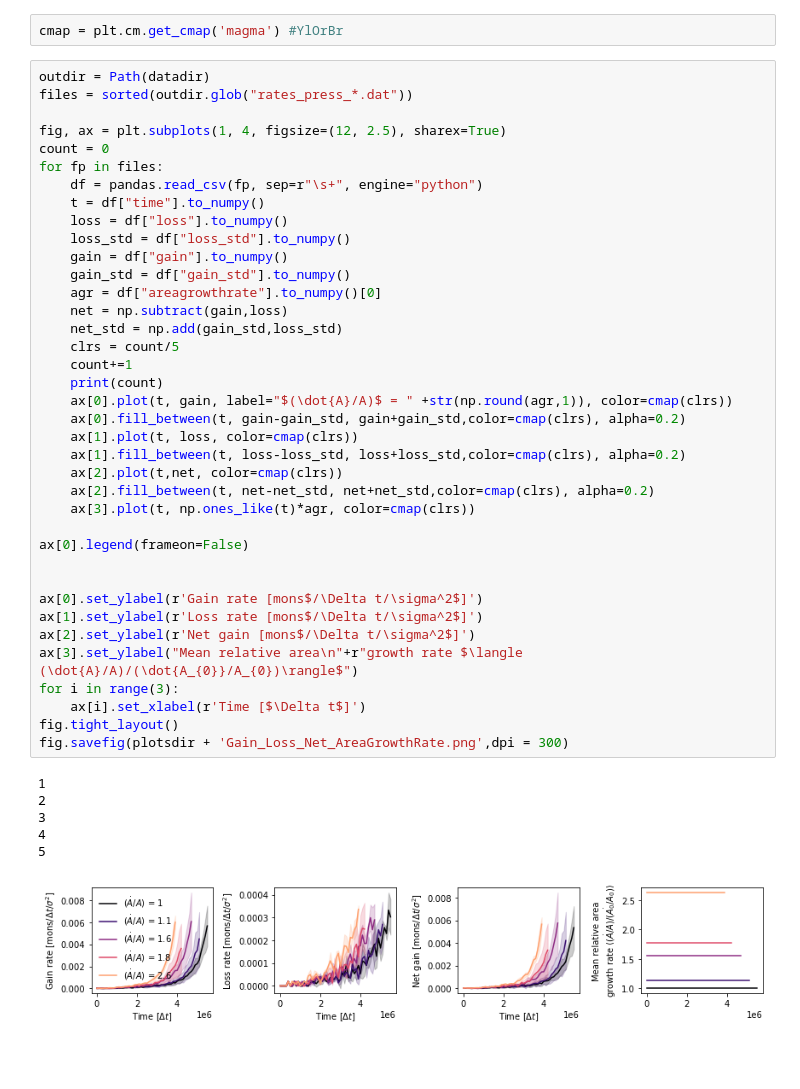
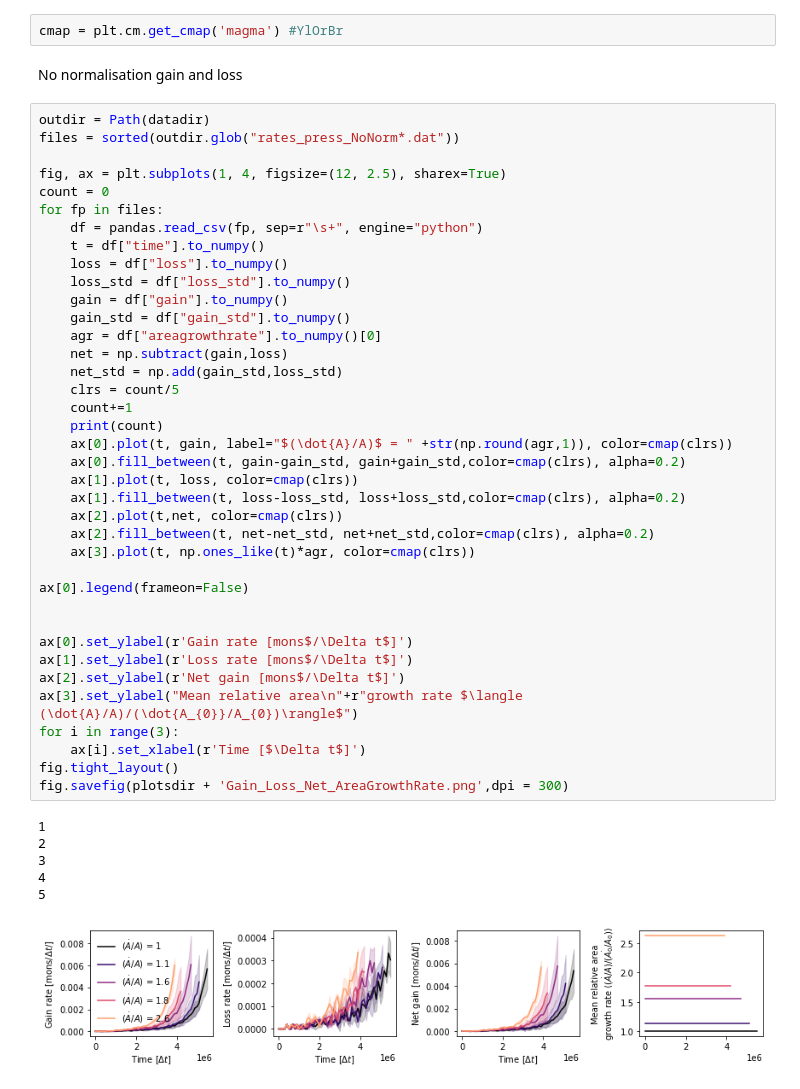
Before and after one commit to Billie1717/ColIVTurnover_Simulations, a Jupyter notebook: Data_and_Figures_2026/Fig_AreaGrowthRate/AreaGrowthRates_LossGain.ipynb, the cells around one changed output. Drawn from its saved outputs; the diff is of its cells as text; blank space fills up the shorter version.

Commit message:
added data and updated plotting script for area growth rate

```diff
--- a/Data_and_Figures_2026/Fig_AreaGrowthRate/AreaGrowthRates_LossGain.ipynb
+++ b/Data_and_Figures_2026/Fig_AreaGrowthRate/AreaGrowthRates_LossGain.ipynb
@@ -32,8 +30,10 @@ Current recursion limit: 6000
 # %%
 cmap = plt.cm.get_cmap('magma') #YlOrBr
+# %% [markdown]
+No normalisation gain and loss
 # %%
 outdir = Path(datadir)
-files = sorted(outdir.glob("rates_press_*.dat"))
+files = sorted(outdir.glob("rates_press_NoNorm*.dat"))
 
 fig, ax = plt.subplots(1, 4, figsize=(12, 2.5), sharex=True)
 count = 0
@@ -45,34 +45,34 @@ for fp in files:
     gain = df["gain"].to_numpy()
     gain_std = df["gain_std"].to_numpy()
     agr = df["areagrowthrate"].to_numpy()[0]
     net = np.subtract(gain,loss)
     net_std = np.add(gain_std,loss_std)
     clrs = count/5
     count+=1
     print(count)
     ax[0].plot(t, gain, label="$(\dot{A}/A)$ = " +str(np.round(agr,1)), color=cmap(clrs))
     ax[0].fill_between(t, gain-gain_std, gain+gain_std,color=cmap(clrs), alpha=0.2)
     ax[1].plot(t, loss, color=cmap(clrs))
     ax[1].fill_between(t, loss-loss_std, loss+loss_std,color=cmap(clrs), alpha=0.2)
     ax[2].plot(t,net, color=cmap(clrs))
     ax[2].fill_between(t, net-net_std, net+net_std,color=cmap(clrs), alpha=0.2)
     ax[3].plot(t, np.ones_like(t)*agr, color=cmap(clrs))
 
 ax[0].legend(frameon=False)
 
 
-ax[0].set_ylabel(r'Gain rate [mons$/\Delta t/\sigma^2$]')
-ax[1].set_ylabel(r'Loss rate [mons$/\Delta t/\sigma^2$]')
-ax[2].set_ylabel(r'Net gain [mons$/\Delta t/\sigma^2$]')
+ax[0].set_ylabel(r'Gain rate [mons$/\Delta t$]')
+ax[1].set_ylabel(r'Loss rate [mons$/\Delta t$]')
+ax[2].set_ylabel(r'Net gain [mons$/\Delta t$]')
 ax[3].set_ylabel("Mean relative area\n"+r"growth rate $\langle (\dot{A}/A)/(\dot{A_{0}}/A_{0})\rangle$")
 for i in range(3):
     ax[i].set_xlabel(r'Time [$\Delta t$]')
 fig.tight_layout()
 fig.savefig(plotsdir + 'Gain_Loss_Net_AreaGrowthRate.png',dpi = 300)
 # %% [output]
 1
 2
 3
 4
 5
-[figure, old version]
+[figure, new version]
```
Also changed, not shown: parts of 5 cells of this notebook, 23 other files.
